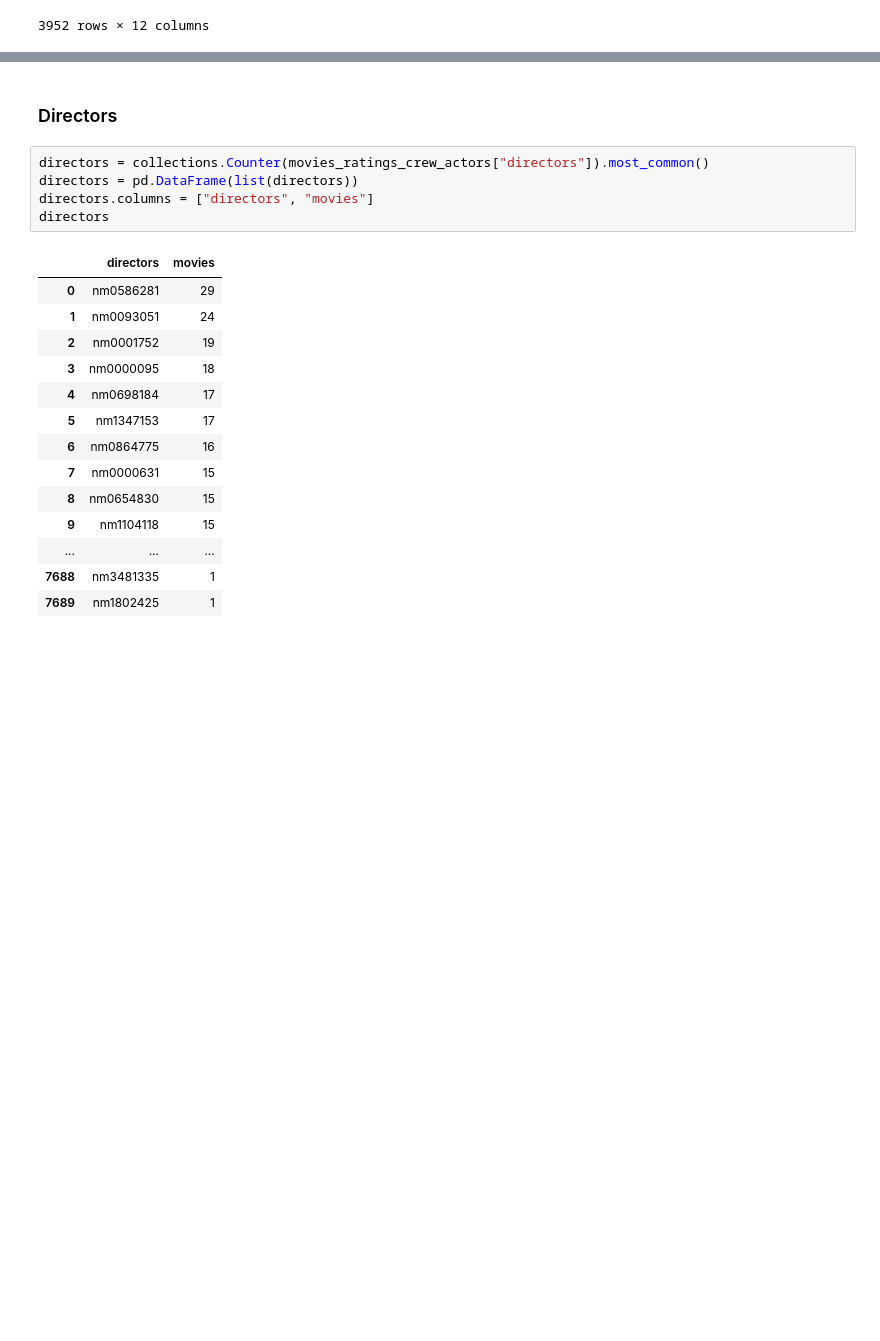
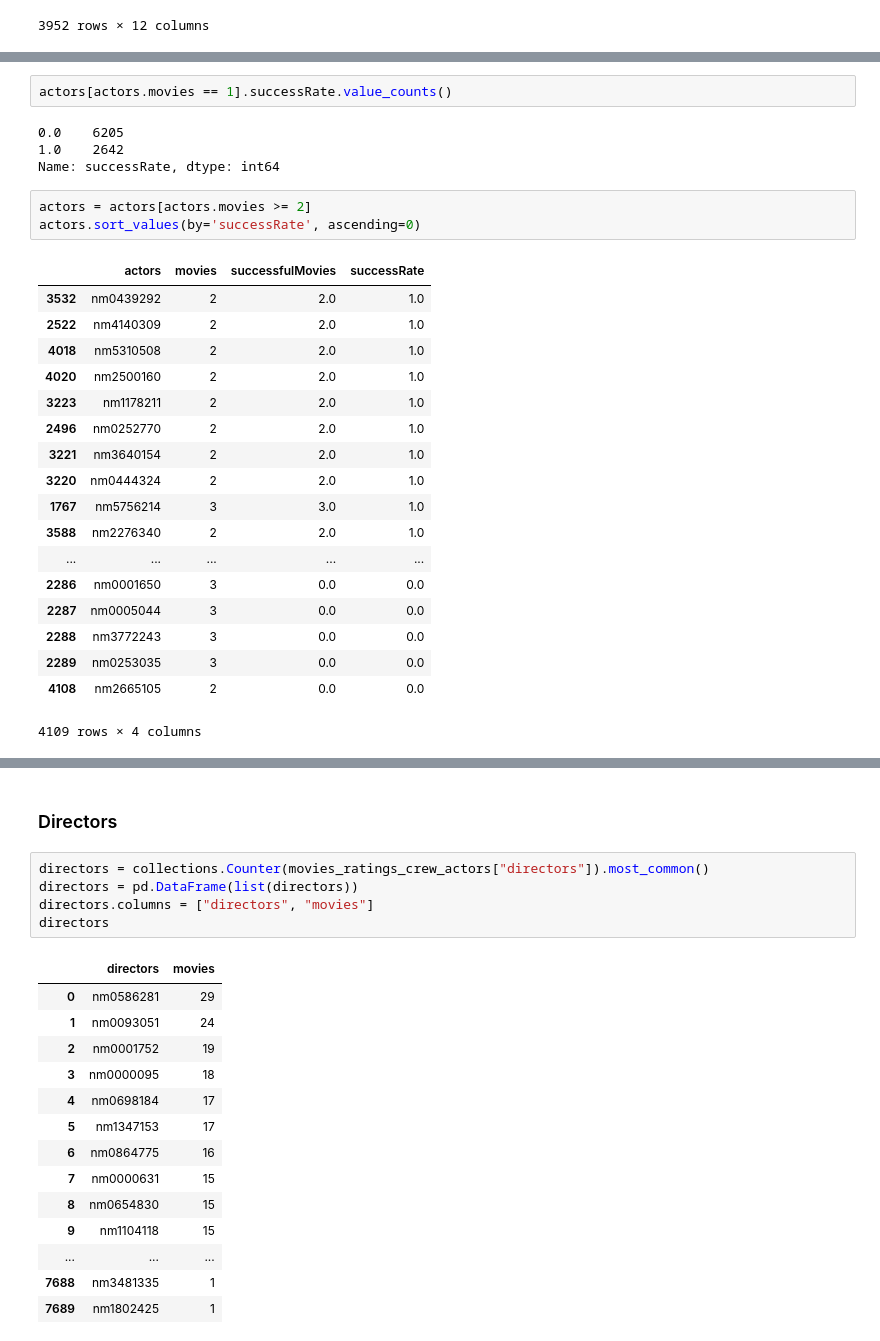
Before and after one commit to philipohlund/2IS063_project, a Jupyter notebook: Data Mining Project.ipynb, the cells around one changed output, grey strips where cells are left out. Drawn from its saved outputs; the diff is of its cells as text; blank space fills up the shorter version.

```diff
--- a/Data Mining Project.ipynb
+++ b/Data Mining Project.ipynb
@@ -568 +548,29 @@ actors.sort_values(by='successRate', ascending=0)
 12956 rows × 4 columns
+# %%
+actors[actors.movies == 1].successRate.value_counts()
+# %% [output]
+0.0    6205
+1.0    2642
+Name: successRate, dtype: int64
+# %%
+actors = actors[actors.movies >= 2]
+actors.sort_values(by='successRate', ascending=0)
+# %% [output]
+|  | actors | movies | successfulMovies | successRate |
+| 3532 | nm0439292 | 2 | 2.0 | 1.0 |
+| 2522 | nm4140309 | 2 | 2.0 | 1.0 |
+| 4018 | nm5310508 | 2 | 2.0 | 1.0 |
+| 4020 | nm2500160 | 2 | 2.0 | 1.0 |
+| 3223 | nm1178211 | 2 | 2.0 | 1.0 |
+| 2496 | nm0252770 | 2 | 2.0 | 1.0 |
+| 3221 | nm3640154 | 2 | 2.0 | 1.0 |
+| 3220 | nm0444324 | 2 | 2.0 | 1.0 |
+| 1767 | nm5756214 | 3 | 3.0 | 1.0 |
+| 3588 | nm2276340 | 2 | 2.0 | 1.0 |
+| ... | ... | ... | ... | ... |
+| 2286 | nm0001650 | 3 | 0.0 | 0.0 |
+| 2287 | nm0005044 | 3 | 0.0 | 0.0 |
+| 2288 | nm3772243 | 3 | 0.0 | 0.0 |
+| 2289 | nm0253035 | 3 | 0.0 | 0.0 |
+| 4108 | nm2665105 | 2 | 0.0 | 0.0 |
+4109 rows × 4 columns
```
Also changed, not shown: parts of 12 cells of this notebook.
